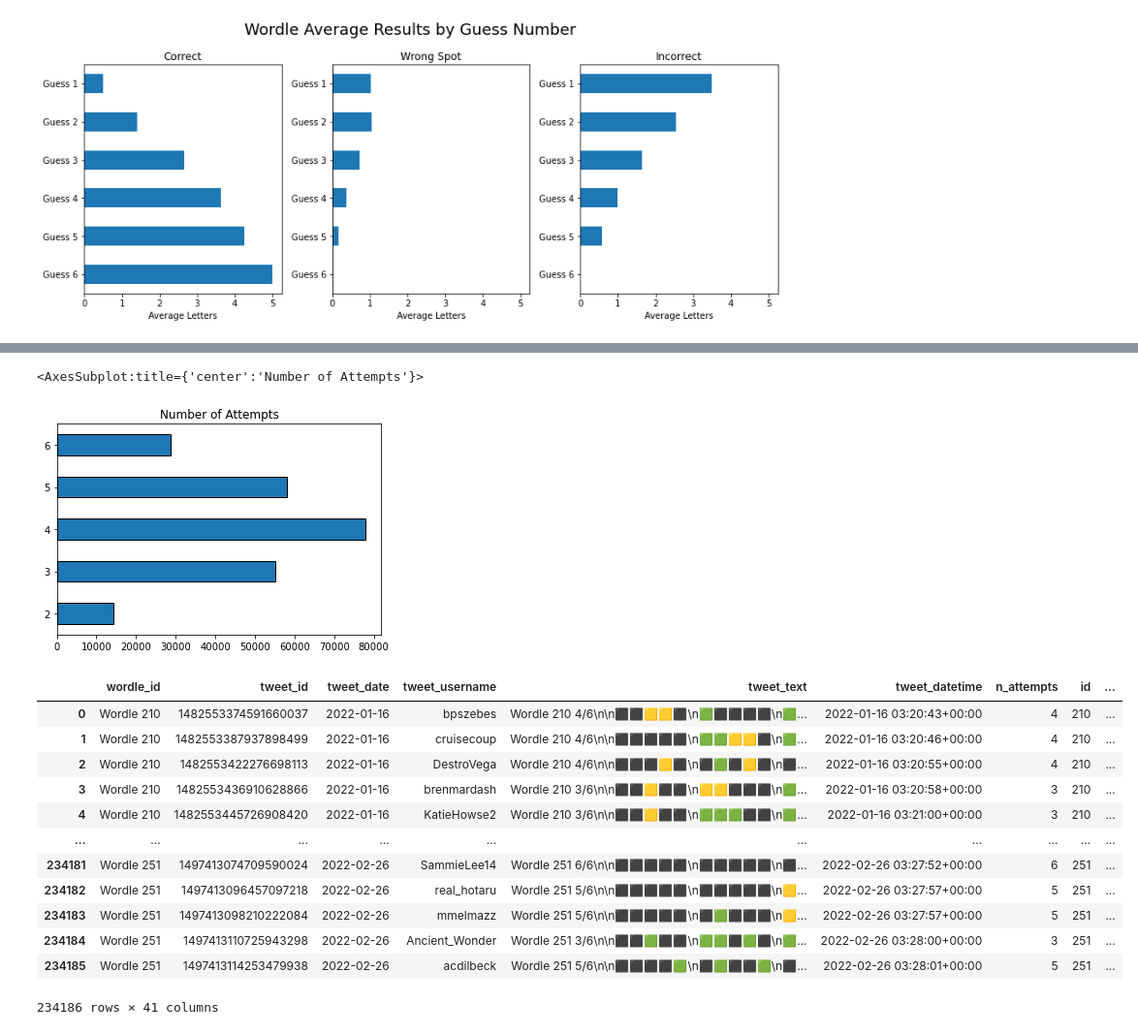
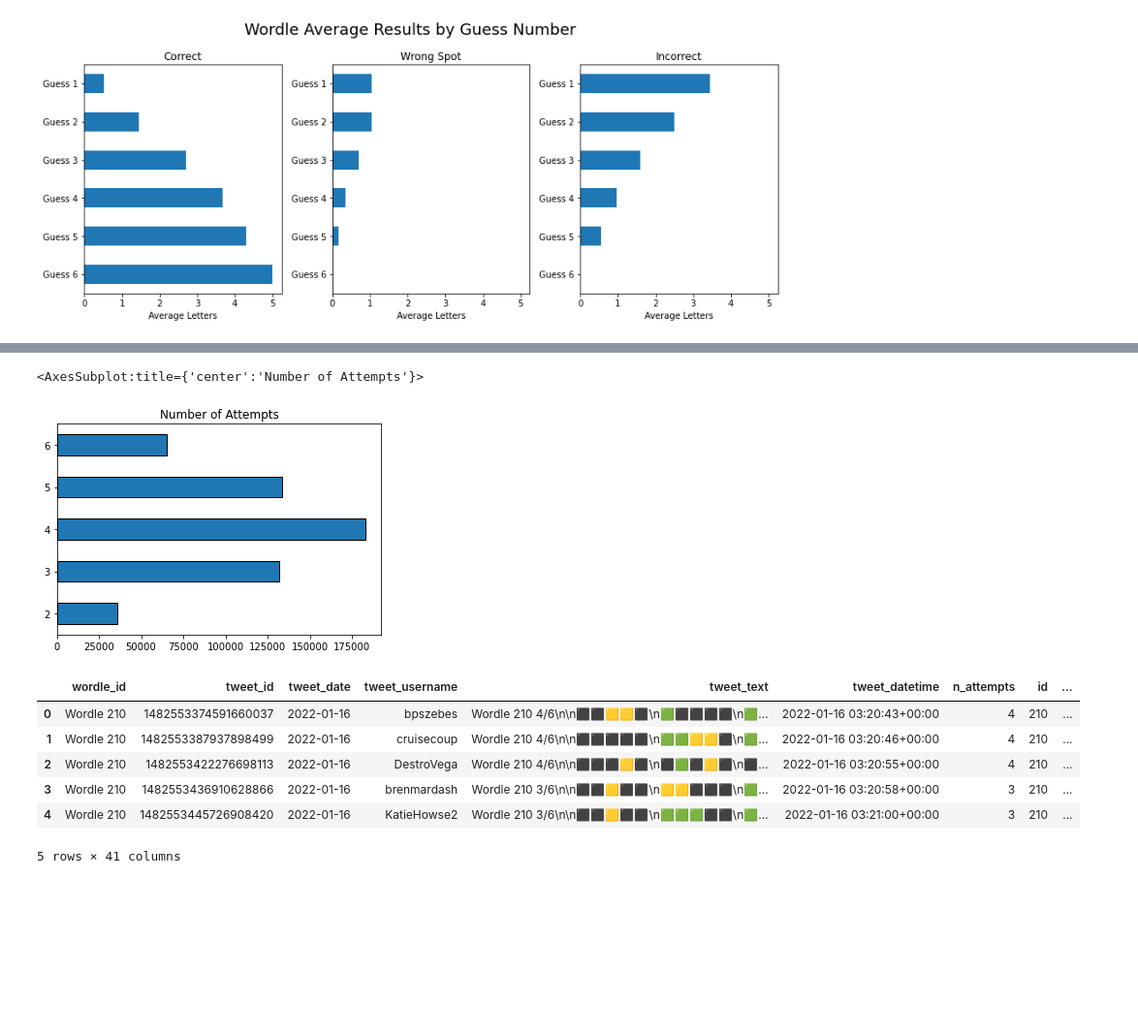
Before and after one commit to AmosRM/streamlitapp, a Jupyter notebook: WordleTweet/WordleTweetsEDA.ipynb, the cells around one changed output, grey strips where cells are left out. Shown at 97% size. Saved outputs shown, nothing was run; the diff lists cells and outputs as text; code cells hidden in the pictures; blank space fills up the shorter version.

```diff
--- a/WordleTweet/WordleTweetsEDA.ipynb
+++ b/WordleTweet/WordleTweetsEDA.ipynb
@@ -11,4 +11,5 @@ import re
 * find the answers dataset and link as well
 * make analsys of what are the best letters to start with (compared to answers)
 # %%
-tweets = pd.read_csv('/Users/amos/downloads/tweets.csv')
+tweets = pd.read_csv('/Users/amos/downloads/tweets-3.csv')
+tweets
@@ -167,23 +181,17 @@ tweets1['n_attempts'].value_counts() \
                        edgecolor='black')
 # %% [output]
 <AxesSubplot:title={'center':'Number of Attempts'}>
-[figure, old version]
+[figure, new version]
 # %%
-tweets1
+tweets1.head()
 # %% [output]
 |  | wordle_id | tweet_id | tweet_date | tweet_username | tweet_text | tweet_datetime | n_attempts | id | ... |
 | 0 | Wordle 210 | 1482553374591660037 | 2022-01-16 | bpszebes | Wordle 210 4/6\n\n⬛⬛🟨🟨⬛\n🟩⬛⬛⬛⬛\n🟩... | 2022-01-16 03:20:43+00:00 | 4 | 210 | ... |
 | 1 | Wordle 210 | 1482553387937898499 | 2022-01-16 | cruisecoup | Wordle 210 4/6\n\n⬛⬛⬛⬛⬛\n🟩🟩🟨🟨⬛\n🟩... | 2022-01-16 03:20:46+00:00 | 4 | 210 | ... |
 | 2 | Wordle 210 | 1482553422276698113 | 2022-01-16 | DestroVega | Wordle 210 4/6\n\n⬛⬛⬛🟨⬛\n⬛🟩⬛🟨⬛\n⬛... | 2022-01-16 03:20:55+00:00 | 4 | 210 | ... |
 | 3 | Wordle 210 | 1482553436910628866 | 2022-01-16 | brenmardash | Wordle 210 3/6\n\n⬛⬛🟨⬛⬛\n🟨🟨⬛⬛⬛\n🟩... | 2022-01-16 03:20:58+00:00 | 3 | 210 | ... |
 | 4 | Wordle 210 | 1482553445726908420 | 2022-01-16 | KatieHowse2 | Wordle 210 3/6\n\n⬛⬛🟨⬛⬛\n🟩🟩🟩⬛⬛\n🟩... | 2022-01-16 03:21:00+00:00 | 3 | 210 | ... |
-| ... | ... | ... | ... | ... | ... | ... | ... | ... | ... |
-| 234181 | Wordle 251 | 1497413074709590024 | 2022-02-26 | SammieLee14 | Wordle 251 6/6\n\n⬛⬛⬛⬛⬛\n⬛⬛⬛⬛⬛\n⬛... | 2022-02-26 03:27:52+00:00 | 6 | 251 | ... |
-| 234182 | Wordle 251 | 1497413096457097218 | 2022-02-26 | real_hotaru | Wordle 251 5/6\n\n⬛⬛⬛⬛⬛\n⬛⬛⬛⬛⬛\n🟨... | 2022-02-26 03:27:57+00:00 | 5 | 251 | ... |
-| 234183 | Wordle 251 | 1497413098210222084 | 2022-02-26 | mmelmazz | Wordle 251 5/6\n\n⬛⬛⬛⬛⬛\n⬛🟩⬛⬛⬛\n🟨... | 2022-02-26 03:27:57+00:00 | 5 | 251 | ... |
-| 234184 | Wordle 251 | 1497413110725943298 | 2022-02-26 | Ancient_Wonder | Wordle 251 3/6\n\n⬛⬛🟩⬛⬛\n🟩🟩⬛🟩⬛\n🟩... | 2022-02-26 03:28:00+00:00 | 3 | 251 | ... |
-| 234185 | Wordle 251 | 1497413114253479938 | 2022-02-26 | acdilbeck | Wordle 251 5/6\n\n⬛⬛⬛⬛🟩\n⬛🟩⬛⬛🟩\n⬛... | 2022-02-26 03:28:01+00:00 | 5 | 251 | ... |
-234186 rows × 41 columns
+5 rows × 41 columns
 # %%
 tweets1['day'] = tweets1['tweet_datetime'].dt.day_name()
 tweets1['tweet_date_'] = tweets1['tweet_datetime'].dt.date
```
Also changed, not shown: parts of 8 cells of this notebook, 1 other file.
